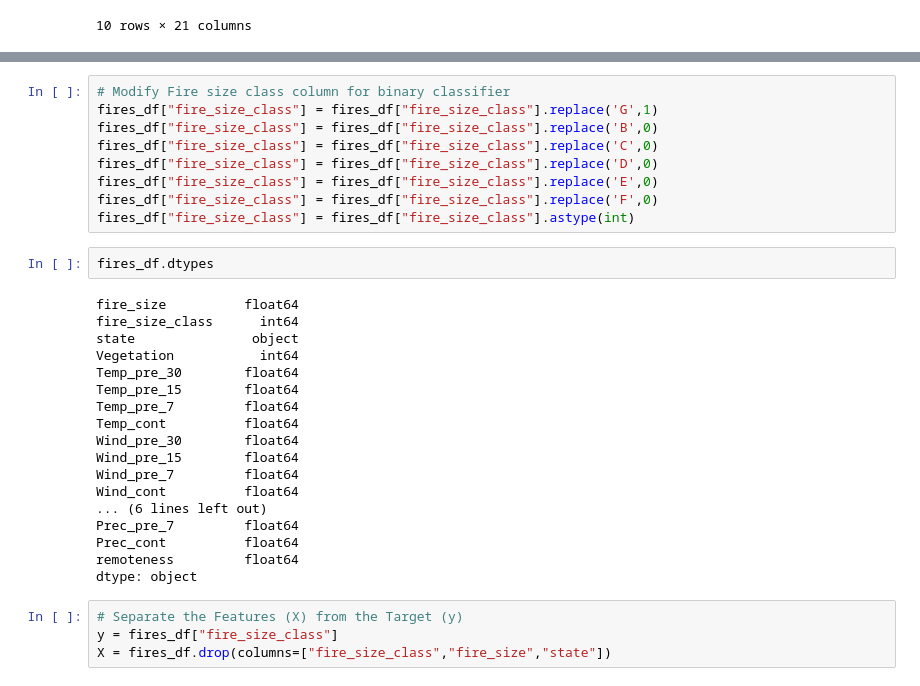
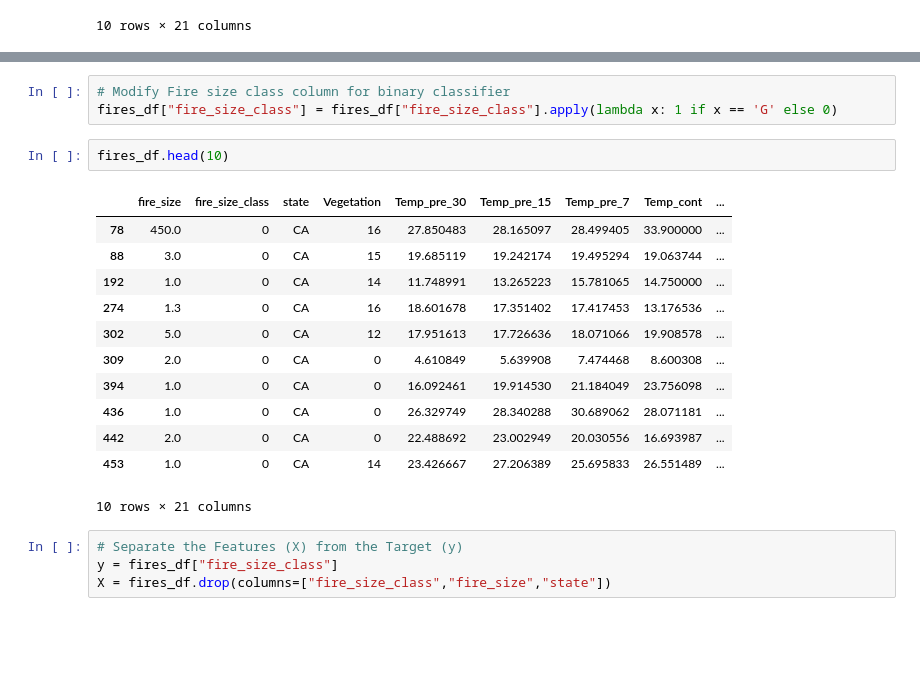
Before and after one commit to JuliaBehling/Final_Project, a Jupyter notebook: MachineLearningLogisticalRegression.ipynb, the cells around one changed output, grey strips where cells are left out. Cells and saved outputs as stored; diff of their text form; blank space fills up the shorter version.

```diff
--- a/MachineLearningLogisticalRegression.ipynb
+++ b/MachineLearningLogisticalRegression.ipynb
@@ -60,33 +61,22 @@ fires_df.head(10)
 10 rows × 21 columns
 # %%
 # Modify Fire size class column for binary classifier
-fires_df["fire_size_class"] = fires_df["fire_size_class"].replace('G',1)
-fires_df["fire_size_class"] = fires_df["fire_size_class"].replace('B',0)
-fires_df["fire_size_class"] = fires_df["fire_size_class"].replace('C',0)
-fires_df["fire_size_class"] = fires_df["fire_size_class"].replace('D',0)
-fires_df["fire_size_class"] = fires_df["fire_size_class"].replace('E',0)
-fires_df["fire_size_class"] = fires_df["fire_size_class"].replace('F',0)
-fires_df["fire_size_class"] = fires_df["fire_size_class"].astype(int)
+fires_df["fire_size_class"] = fires_df["fire_size_class"].apply(lambda x: 1 if x == 'G' else 0)
 # %%
-fires_df.dtypes
+fires_df.head(10)
 # %% [output]
+|  | fire_size | fire_size_class | state | Vegetation | Temp_pre_30 | Temp_pre_15 | Temp_pre_7 | Temp_cont | ... |
+| 78 | 450.0 | 0 | CA | 16 | 27.850483 | 28.165097 | 28.499405 | 33.900000 | ... |
+| 88 | 3.0 | 0 | CA | 15 | 19.685119 | 19.242174 | 19.495294 | 19.063744 | ... |
+| 192 | 1.0 | 0 | CA | 14 | 11.748991 | 13.265223 | 15.781065 | 14.750000 | ... |
+| 274 | 1.3 | 0 | CA | 16 | 18.601678 | 17.351402 | 17.417453 | 13.176536 | ... |
+| 302 | 5.0 | 0 | CA | 12 | 17.951613 | 17.726636 | 18.071066 | 19.908578 | ... |
+| 309 | 2.0 | 0 | CA | 0 | 4.610849 | 5.639908 | 7.474468 | 8.600308 | ... |
+| 394 | 1.0 | 0 | CA | 0 | 16.092461 | 19.914530 | 21.184049 | 23.756098 | ... |
+| 436 | 1.0 | 0 | CA | 0 | 26.329749 | 28.340288 | 30.689062 | 28.071181 | ... |
+| 442 | 2.0 | 0 | CA | 0 | 22.488692 | 23.002949 | 20.030556 | 16.693987 | ... |
+| 453 | 1.0 | 0 | CA | 14 | 23.426667 | 27.206389 | 25.695833 | 26.551489 | ... |
-fire_size          float64
-fire_size_class      int64
-state               object
-Vegetation           int64
-Temp_pre_30        float64
-Temp_pre_15        float64
-Temp_pre_7         float64
-Temp_cont          float64
-Wind_pre_30        float64
-Wind_pre_15        float64
-Wind_pre_7         float64
-Wind_cont          float64
-... (6 lines left out)
-Prec_pre_7         float64
-Prec_cont          float64
-remoteness         float64
-dtype: object
+10 rows × 21 columns
 # %%
 # Separate the Features (X) from the Target (y)
 y = fires_df["fire_size_class"]
```
Also changed, not shown: parts of 1 cell of this notebook, 2 other files.
